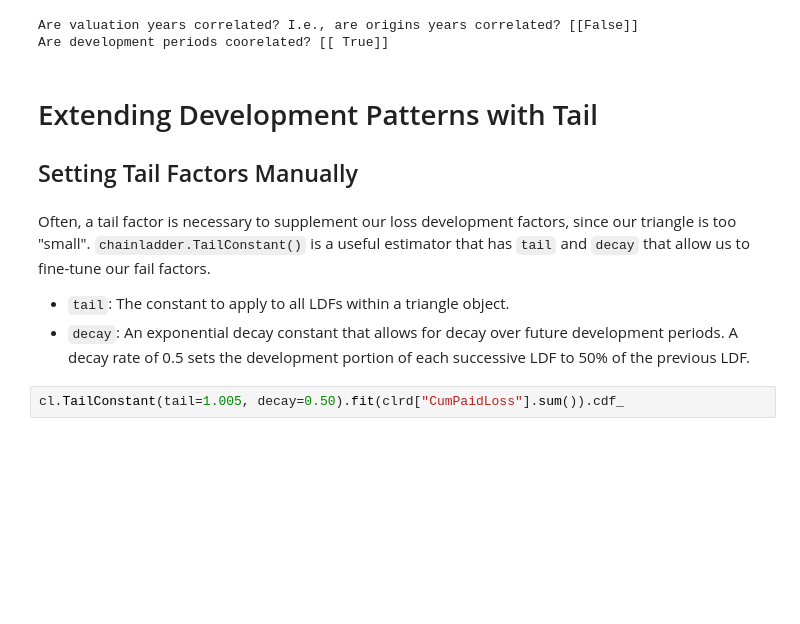
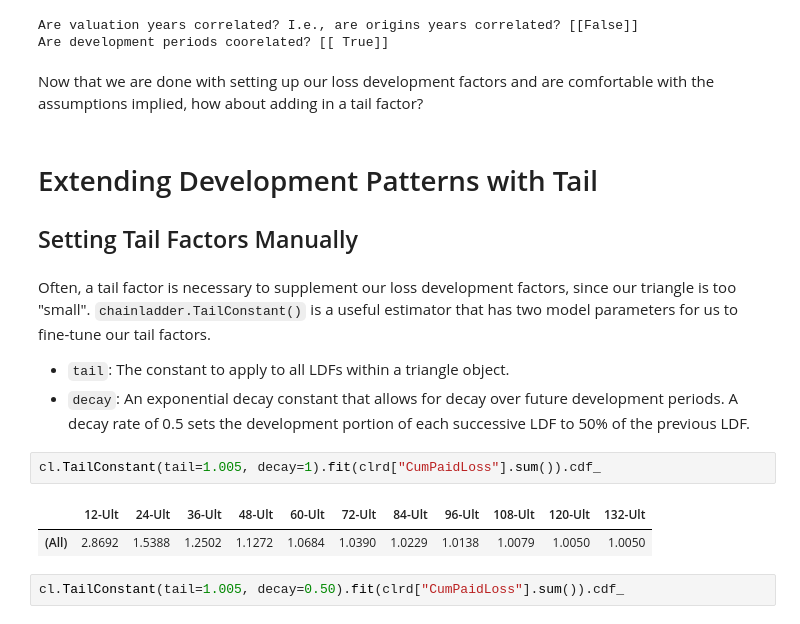
Before and after one commit to genedan/cl-practitioners-guide, a Jupyter notebook: chapter_2/chainladder-python tutorials.ipynb, the cells around one changed output. Drawn from its saved outputs; the diff is of its cells as text; blank space fills up the shorter version.

```diff
--- a/chapter_2/chainladder-python tutorials.ipynb
+++ b/chapter_2/chainladder-python tutorials.ipynb
@@ -736,14 +758,21 @@ print(
 # %% [output]
 Are valuation years correlated? I.e., are origins years correlated? [[False]]
 Are development periods coorelated? [[ True]]
+# %% [markdown]
+Now that we are done with setting up our loss development factors and are comfortable with the assumptions implied, how about adding in a tail factor?
 # %% [markdown]
 # Extending Development Patterns with Tail
 
 ## Setting Tail Factors Manually
 # %% [markdown]
-Often, a tail factor is necessary to supplement our loss development factors, since our triangle is too "small". `chainladder.TailConstant()` is a useful estimator that has `tail` and `decay` that allow us to fine-tune our fail factors.
+Often, a tail factor is necessary to supplement our loss development factors, since our triangle is too "small". `chainladder.TailConstant()` is a useful estimator that has two model parameters for us to fine-tune our tail factors.
 * `tail`: The constant to apply to all LDFs within a triangle object.
 * `decay`: An exponential decay constant that allows for decay over future development periods. A decay rate of 0.5 sets the development portion of each successive LDF to 50% of the previous LDF.
+# %%
+cl.TailConstant(tail=1.005, decay=1).fit(clrd["CumPaidLoss"].sum()).cdf_
+# %% [output]
+|  | 12-Ult | 24-Ult | 36-Ult | 48-Ult | 60-Ult | 72-Ult | 84-Ult | 96-Ult | 108-Ult | 120-Ult | 132-Ult |
+| (All) | 2.8692 | 1.5388 | 1.2502 | 1.1272 | 1.0684 | 1.0390 | 1.0229 | 1.0138 | 1.0079 | 1.0050 | 1.0050 |
 # %%
 cl.TailConstant(tail=1.005, decay=0.50).fit(clrd["CumPaidLoss"].sum()).cdf_
 # %% [output]
```
Also changed, not shown: parts of 39 cells of this notebook.
